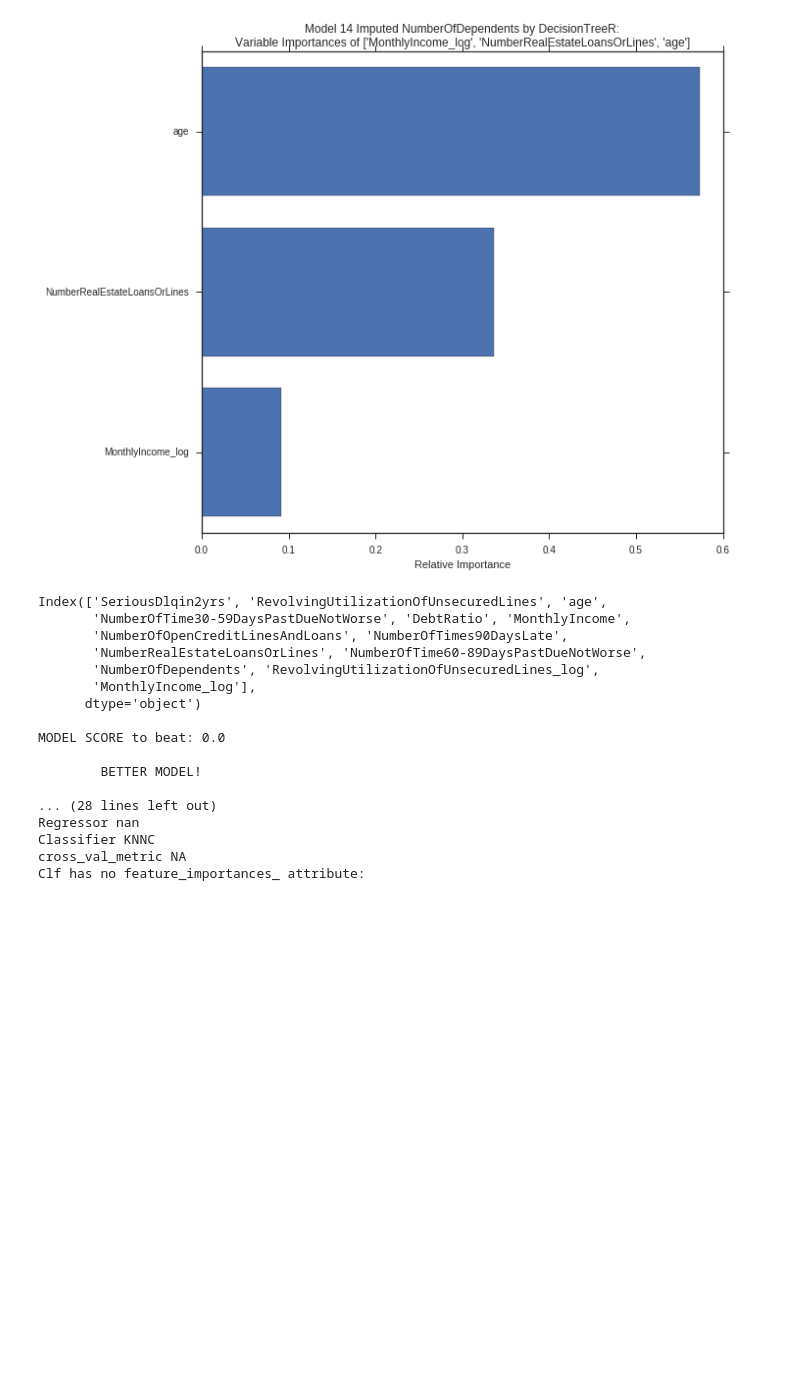
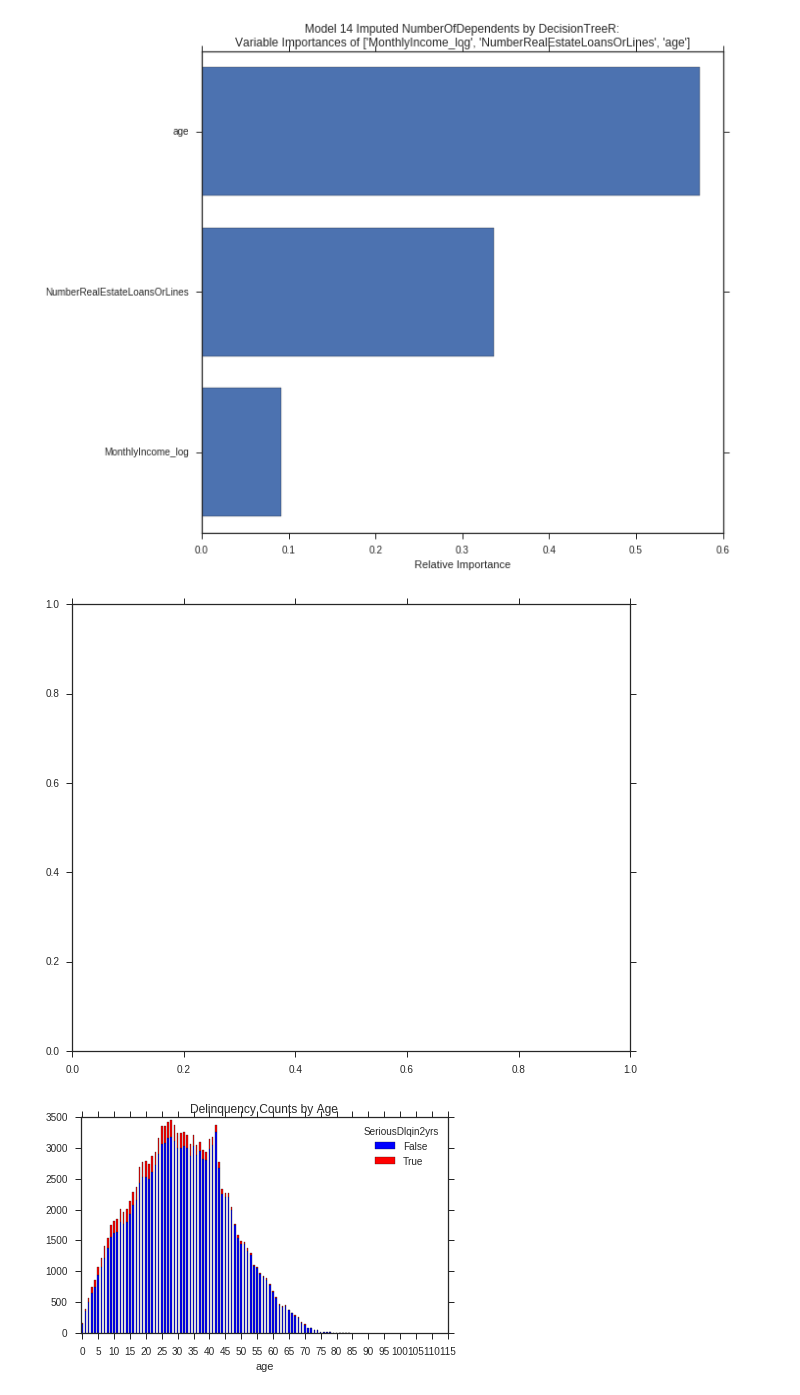
Before and after one commit to rduvoisin/cappml, a Jupyter notebook: pa2/pa2.ipynb, the cells around one changed output. Drawn from its saved outputs; the diff is of its cells as text; code cells hidden in the pictures; blank space fills up the shorter version.

Commit message:
PA2 plots

```diff
--- a/pa2/pa2.ipynb
+++ b/pa2/pa2.ipynb
@@ -825,7 +825,9 @@ def split_and_run(classifier_dictionary, outcome_variable, reg_or_clf='R', testi
 
                         results.to_excel(write_to)
                         del X_val[outcome_variable + '_predicted']
-
+    print('\n\tBEST MODEL!:\n')
+    for key in best:
+        print(key, best[key])
     return pd.DataFrame.from_dict(results_dataframe), best
 # %%
 # Run models on ['MonthlyIncome','NumberOfDependents']
@@ -912,9 +914,8 @@ RevolvingUtilizationOfUnsecuredLines_log        0
            splitter='best')}
 [figure]
 # %%
-# Apply the selected classifier to the outcome variable on the dataset.
+# Select and apply classifier to the outcome variable on the dataset.
 # Now run imputed data through selected model
-# (Random Forest Classifier, with 100 estimators and a minimum split sample of 20.)
 features = ['RevolvingUtilizationOfUnsecuredLines_log',
             'age', 'NumberOfTime30-59DaysPastDueNotWorse',
             'DebtRatio','MonthlyIncome_log', 'NumberOfOpenCreditLinesAndLoans',
@@ -924,7 +925,7 @@ features = ['RevolvingUtilizationOfUnsecuredLines_log',
 finale = train_impute.copy()
 finale.drop(drop_after, inplace=True, axis=1)
 print(finale.columns)
-train, test = cross_validation.train_test_split(finale, test_size = 0.10)
+train, holdout = cross_validation.train_test_split(finale, test_size = 0.10)
 
 # Update model_builder for training on outcome.
 model_builder['trainees'] = [train.copy()]
@@ -940,50 +941,29 @@ if len(outcome_best_model['PARAMETERS'].keys()) > 0:
     for param in outcome_best_model['PARAMETERS']:
         clf.set_params(**{param:outcome_best_model['PARAMETERS'][param]})
 
-clf.fit(train[cols].as_matrix(), train[outcome].as_matrix())
-probs = clf.predict_proba(test[features])[::,1]
-preds = clf.predict(test[features])
-pd.crosstab(test['SeriousDlqin2yrs'], clf.predict(test[features]), rownames=["Actual"], colnames=["Predicted"])
+classifier = clf
+classifier.fit(train[features].as_matrix(), train[outcome].as_matrix())
+probs = classifier.predict_proba(holdout[features].as_matrix())[::,1]
+preds = classifier.predict(holdout[features].as_matrix())
 
-plt.matshow(confusion_matrix(np.array(test['SeriousDlqin2yrs']),np.array(preds)))
-plt.colorbar()
-plt.ylabel('Test')
-plt.xlabel('Prediction')
 
-print(classification_report(test['SeriousDlqin2yrs'], clf.predict(test[features]), labels=[0, 1]))
+print(classification_report(holdout[outcome], classifier.predict(holdout[features]), labels=[0, 1]))
 
 def plot_confusion_matrix(cm, title='Confusion matrix', doc='outcome_confusion_matrix', cmap=plt.cm.Blues):
+    plt.close('all')
     fig, ax = plt.subplots(figsize=(10,8))
     plt.imshow(cm, interpolation='nearest', cmap=cmap)
     plt.title(title)
     plt.colorbar()
     plt.xticks([0,1])
     plt.yticks([0,1])
-    plt.tight_layout()
     plt.ylabel('True label')
     plt.xlabel('Predicted label')
+    plt.tight_layout()
     fig.savefig(doc)
 
 
 # Compute confusion matrix
-cm = confusion_matrix(np.array(test['SeriousDlqin2yrs']),np.array(preds))
+cm = confusion_matrix(np.array(holdout[outcome]),np.array(preds))
 print(cm)
 plot_confusion_matrix(cm)
-# %% [output]
-Index(['SeriousDlqin2yrs', 'RevolvingUtilizationOfUnsecuredLines', 'age',
-       'NumberOfTime30-59DaysPastDueNotWorse', 'DebtRatio', 'MonthlyIncome',
-       'NumberOfOpenCreditLinesAndLoans', 'NumberOfTimes90DaysLate',
-       'NumberRealEstateLoansOrLines', 'NumberOfTime60-89DaysPastDueNotWorse',
-       'NumberOfDependents', 'RevolvingUtilizationOfUnsecuredLines_log',
-       'MonthlyIncome_log'],
-      dtype='object')
-
-MODEL SCORE to beat: 0.0
-
-        BETTER MODEL!
-
-... (28 lines left out)
-Regressor nan
-Classifier KNNC
-cross_val_metric NA
-Clf has no feature_importances_ attribute:
@@ -996,3 +970,14 @@ outcome_best_model
 # %%
-# delinquency_counts = pd.crosstab([train.age], train.SeriousDlqin2yrs.astype(bool))
-# delinquency_counts.plot(kind = 'bar', stacked = True, color = ['blue','red'], grid = False, xticks = [])
+plt.close('all')
+fig, ax = plt.subplots(figsize=(10,8))
+delinquency_counts = pd.crosstab([train.age], train[outcome].astype(bool))
+delinquency_counts.plot(kind = 'bar', stacked = True, color = ['blue','red'], grid = False, xticks = [])
+xlabels = [20, 40, 60, 80, 100, 120]
+xlabels = [a for a in range(0, 120) if a % 5 == 0]
+plt.xticks(xlabels, xlabels)
+plt.title('Delinquency Counts by Age')
+plt.tight_layout()
+fig.savefig('delinquency_counts')
+# %% [output]
+[figure, added]
+[figure, added]
```
Also changed, not shown: parts of 6 cells of this notebook, 2 other files.
